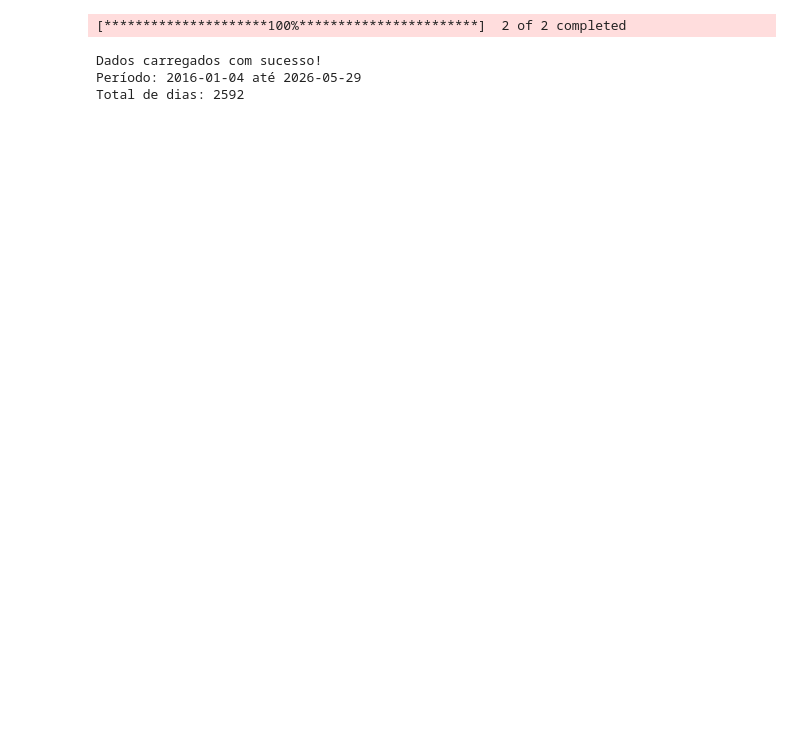
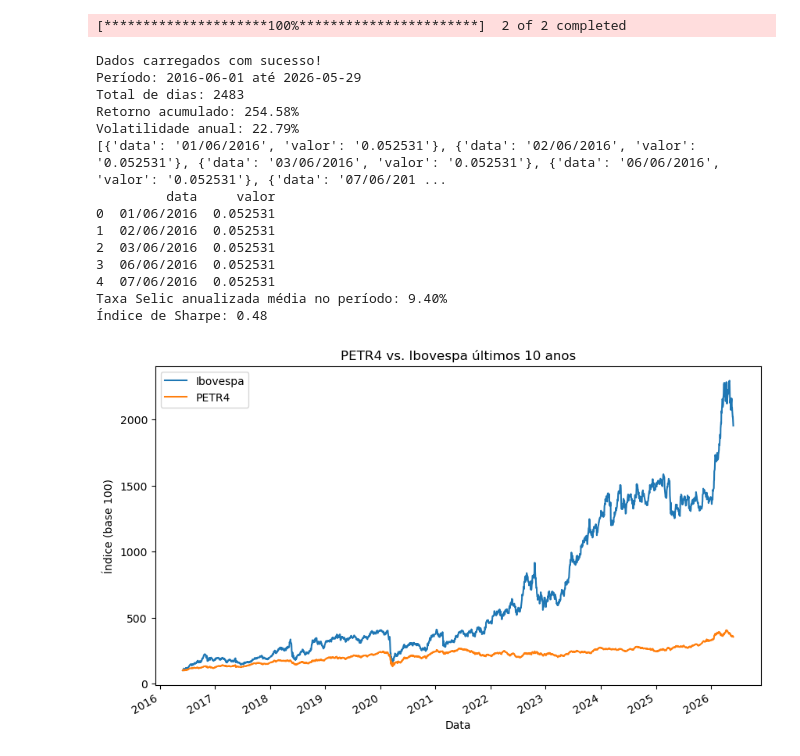
Before and after one commit to vitorpalmeira/Asset-analysis, a Jupyter notebook: analise.ipynb, the cells around one changed output. Saved outputs shown, nothing was run; the diff lists cells and outputs as text; code cells hidden in the pictures; blank space fills up the shorter version.

Commit message:
Bloco 1: retorno, volatilidade, Sharpe Ratio e grafico PETR4 vs Ibovespa

```diff
--- a/analise.ipynb
+++ b/analise.ipynb
@@ -1,30 +1,81 @@
 # %%
 # ================
 # Asset Analysis - Historical Risk and Return
 # PETR4 (Petrobrás) vs Ibovespa (IBOV)
 # ================
 
 import pandas as pd
 import matplotlib.pyplot as plt
 import yfinance as yf
+import numpy as np
+import requests
 
 #Análise dos últimos 10 anos e meio de dados
 
 ticker = "PETR4.SA"
 benchmark = "^BVSP"
 
 dados = yf.download([ticker, benchmark],
-                    start="2016-01-01",
+                    start="2016-06-01",
                     end="2026-06-01")["Close"]
 
 dados.columns = ["Ibovespa", "PETR4"]
-daods = dados.dropna()
+dados = dados.dropna()
 
 print("Dados carregados com sucesso!")
 print(f"Período: {dados.index[0].date()} até {dados.index[-1].date()}")
 print(f"Total de dias: {len(dados)}")
+
+#Retorno e volatilidade
+retorno_acumulado = (dados["PETR4"].iloc[-1] - dados["PETR4"].iloc[0]) / dados["PETR4"].iloc[0]
+print(f"Retorno acumulado: {retorno_acumulado:.2%}")
+
+retorno_ativo = dados["PETR4"].pct_change().dropna()
+volatilidade_diaria = retorno_ativo.std()
+
+volatilidade_anual = volatilidade_diaria * np.sqrt(252)
+print(f"Volatilidade anual: {volatilidade_anual:.2%}")
+
+retorno_anualizado = ((1 + retorno_acumulado) ** (1/(len(dados)/365))) - 1
+
+# Selic e Índice de Sharpe
+url = "https://api.bcb.gov.br/dados/serie/bcdata.sgs.11/dados?formato=json&dataInicial=01/06/2016&dataFinal=01/06/2026"
+resposta = requests.get(url)
+selic_json = resposta.json()
+print(selic_json[:5])
+
+selic_df = pd.DataFrame(selic_json)
+selic_df["valor"] = selic_df["valor"].astype(float)
+print(selic_df.head())
+
+selic_diaria_media = selic_df["valor"].mean() / 100
+selic_anual = (selic_diaria_media + 1) ** 252 - 1
+print(f"Taxa Selic anualizada média no período: {selic_anual:.2%}")
+
+indice_sharpe = (retorno_anualizado - selic_anual) / volatilidade_anual
+print(f"Índice de Sharpe: {indice_sharpe:.2f}")
+
+#Plot de Gráfico
+dados_normalizados = dados / dados.iloc[0] * 100
+
+dados_normalizados.plot(figsize=(10,6), title="PETR4 vs. Ibovespa últimos 10 anos")
+plt.xlabel("Data")
+plt.ylabel("Índice (base 100)")
+plt.show()
 # %% [output]
 [*********************100%***********************]  2 of 2 completed
 Dados carregados com sucesso!
-Período: 2016-01-04 até 2026-05-29
-Total de dias: 2592
+Período: 2016-06-01 até 2026-05-29
+Total de dias: 2483
+Retorno acumulado: 254.58%
+Volatilidade anual: 22.79%
+[{'data': '01/06/2016', 'valor': '0.052531'}, {'data': '02/06/2016', 'valor': '0.052531'}, {'data': '03/06/2016', 'valor': '0.052531'}, {'data': '06/06/2016', 'valor': '0.052531'}, {'data': '07/06/201 ...
+         data     valor
+0  01/06/2016  0.052531
+1  02/06/2016  0.052531
+2  03/06/2016  0.052531
+3  06/06/2016  0.052531
+4  07/06/2016  0.052531
+Taxa Selic anualizada média no período: 9.40%
+Índice de Sharpe: 0.48
+[figure, added]
```
